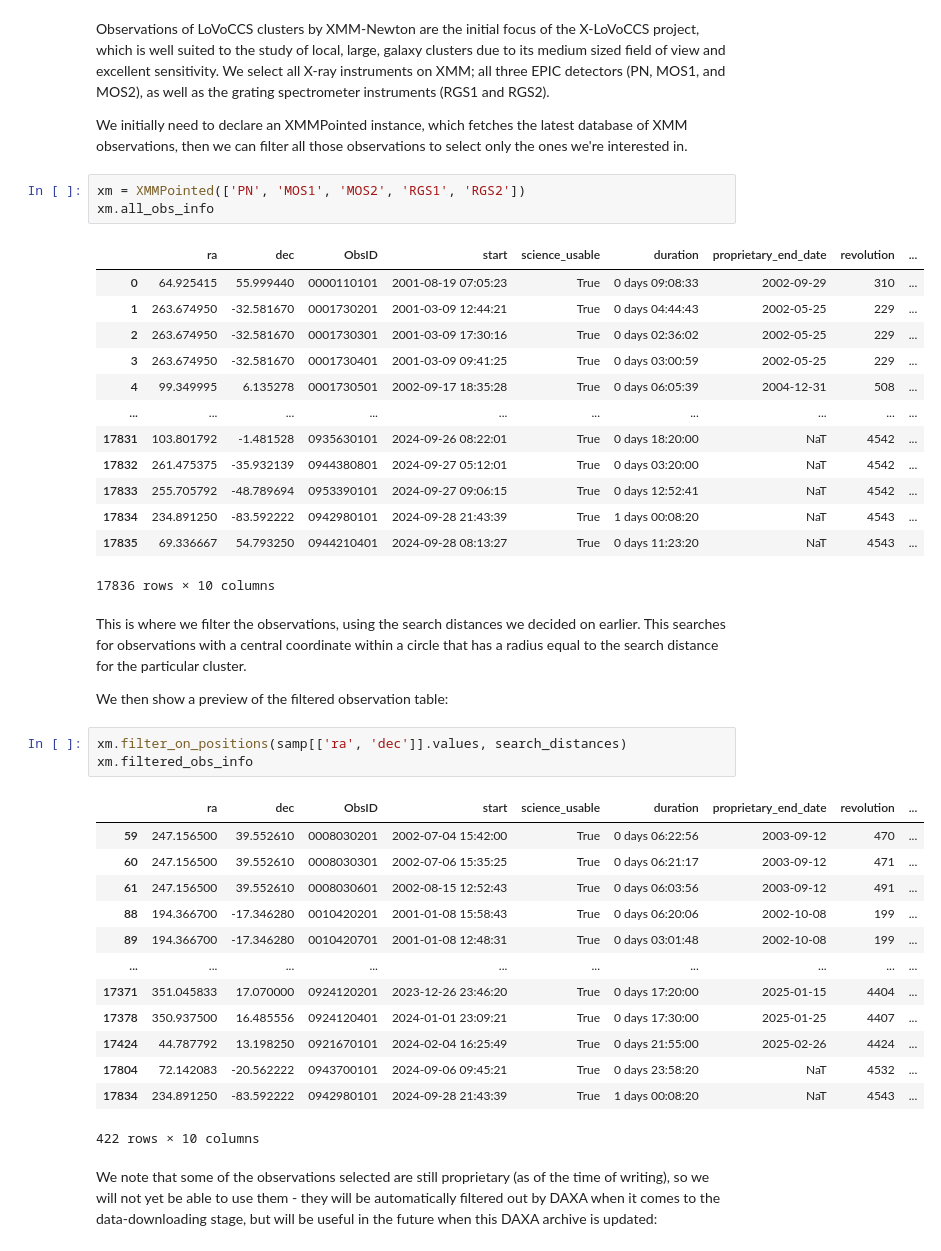
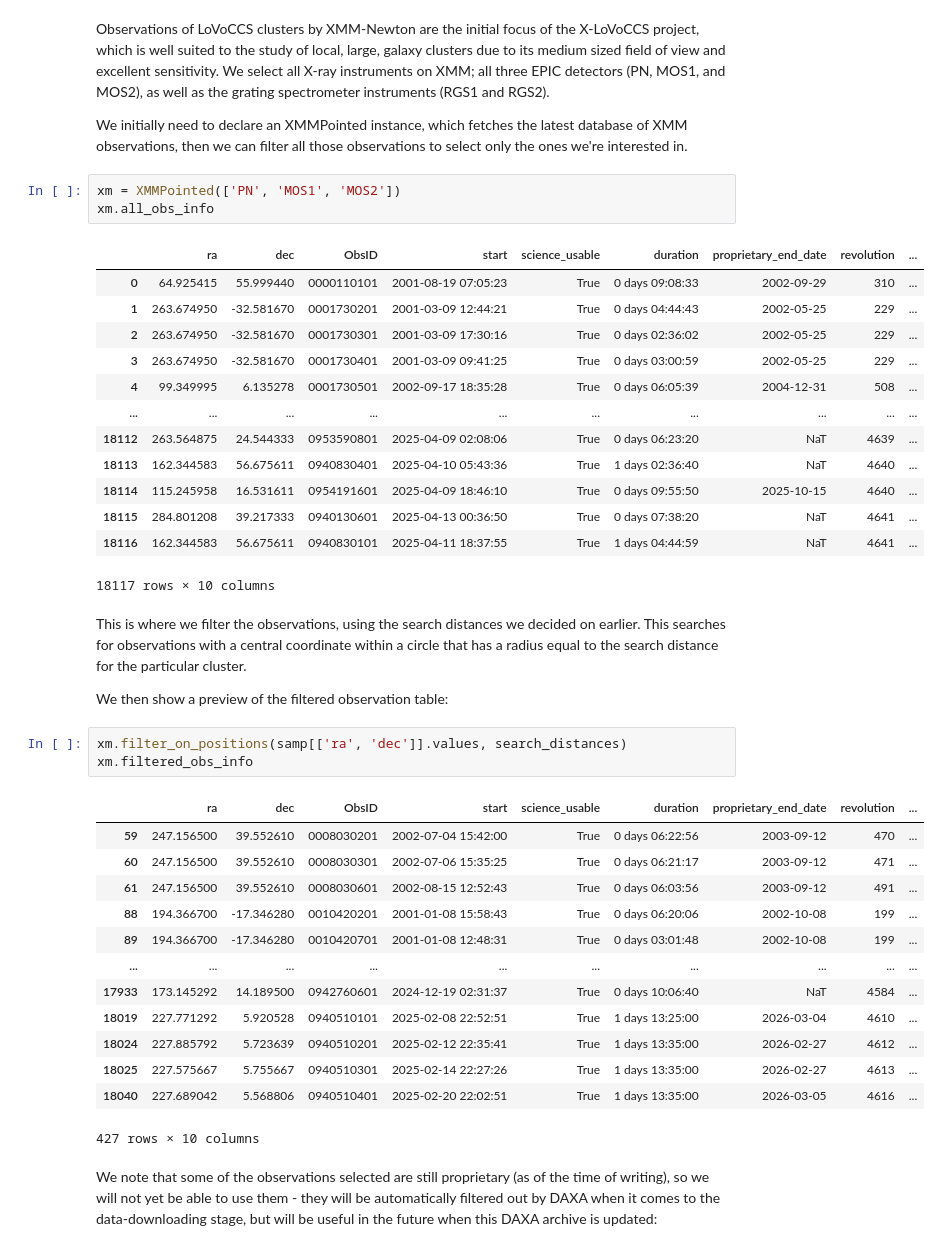
Before and after one commit to LoVoCCS/X-LoVoCCS-Data, a Jupyter notebook: notebooks/download_process_xray_data.ipynb, the cells around one changed output. Saved outputs shown, nothing was run; the diff lists cells and outputs as text.

```diff
--- a/notebooks/download_process_xray_data.ipynb
+++ b/notebooks/download_process_xray_data.ipynb
@@ -122,22 +122,22 @@ Observations of LoVoCCS clusters by XMM-Newton are the initial focus of the X-Lo
 
 We initially need to declare an XMMPointed instance, which fetches the latest database of XMM observations, then we can filter all those observations to select only the ones we're interested in.
 # %%
-xm = XMMPointed(['PN', 'MOS1', 'MOS2', 'RGS1', 'RGS2'])
+xm = XMMPointed(['PN', 'MOS1', 'MOS2'])
 xm.all_obs_info
 # %% [output]
 |  | ra | dec | ObsID | start | science_usable | duration | proprietary_end_date | revolution | ... |
 | 0 | 64.925415 | 55.999440 | 0000110101 | 2001-08-19 07:05:23 | True | 0 days 09:08:33 | 2002-09-29 | 310 | ... |
 | 1 | 263.674950 | -32.581670 | 0001730201 | 2001-03-09 12:44:21 | True | 0 days 04:44:43 | 2002-05-25 | 229 | ... |
 | 2 | 263.674950 | -32.581670 | 0001730301 | 2001-03-09 17:30:16 | True | 0 days 02:36:02 | 2002-05-25 | 229 | ... |
 | 3 | 263.674950 | -32.581670 | 0001730401 | 2001-03-09 09:41:25 | True | 0 days 03:00:59 | 2002-05-25 | 229 | ... |
 | 4 | 99.349995 | 6.135278 | 0001730501 | 2002-09-17 18:35:28 | True | 0 days 06:05:39 | 2004-12-31 | 508 | ... |
 | ... | ... | ... | ... | ... | ... | ... | ... | ... | ... |
-| 17831 | 103.801792 | -1.481528 | 0935630101 | 2024-09-26 08:22:01 | True | 0 days 18:20:00 | NaT | 4542 | ... |
-| 17832 | 261.475375 | -35.932139 | 0944380801 | 2024-09-27 05:12:01 | True | 0 days 03:20:00 | NaT | 4542 | ... |
-| 17833 | 255.705792 | -48.789694 | 0953390101 | 2024-09-27 09:06:15 | True | 0 days 12:52:41 | NaT | 4542 | ... |
-| 17834 | 234.891250 | -83.592222 | 0942980101 | 2024-09-28 21:43:39 | True | 1 days 00:08:20 | NaT | 4543 | ... |
-| 17835 | 69.336667 | 54.793250 | 0944210401 | 2024-09-28 08:13:27 | True | 0 days 11:23:20 | NaT | 4543 | ... |
+| 18112 | 263.564875 | 24.544333 | 0953590801 | 2025-04-09 02:08:06 | True | 0 days 06:23:20 | NaT | 4639 | ... |
+| 18113 | 162.344583 | 56.675611 | 0940830401 | 2025-04-10 05:43:36 | True | 1 days 02:36:40 | NaT | 4640 | ... |
+| 18114 | 115.245958 | 16.531611 | 0954191601 | 2025-04-09 18:46:10 | True | 0 days 09:55:50 | 2025-10-15 | 4640 | ... |
+| 18115 | 284.801208 | 39.217333 | 0940130601 | 2025-04-13 00:36:50 | True | 0 days 07:38:20 | NaT | 4641 | ... |
+| 18116 | 162.344583 | 56.675611 | 0940830101 | 2025-04-11 18:37:55 | True | 1 days 04:44:59 | NaT | 4641 | ... |
-17836 rows × 10 columns
+18117 rows × 10 columns
 # %% [markdown]
 This is where we filter the observations, using the search distances we decided on earlier. This searches for observations with a central coordinate within a circle that has a radius equal to the search distance for the particular cluster.
 
@@ -153,12 +153,12 @@ xm.filtered_obs_info
 | 88 | 194.366700 | -17.346280 | 0010420201 | 2001-01-08 15:58:43 | True | 0 days 06:20:06 | 2002-10-08 | 199 | ... |
 | 89 | 194.366700 | -17.346280 | 0010420701 | 2001-01-08 12:48:31 | True | 0 days 03:01:48 | 2002-10-08 | 199 | ... |
 | ... | ... | ... | ... | ... | ... | ... | ... | ... | ... |
-| 17371 | 351.045833 | 17.070000 | 0924120201 | 2023-12-26 23:46:20 | True | 0 days 17:20:00 | 2025-01-15 | 4404 | ... |
-| 17378 | 350.937500 | 16.485556 | 0924120401 | 2024-01-01 23:09:21 | True | 0 days 17:30:00 | 2025-01-25 | 4407 | ... |
-| 17424 | 44.787792 | 13.198250 | 0921670101 | 2024-02-04 16:25:49 | True | 0 days 21:55:00 | 2025-02-26 | 4424 | ... |
-| 17804 | 72.142083 | -20.562222 | 0943700101 | 2024-09-06 09:45:21 | True | 0 days 23:58:20 | NaT | 4532 | ... |
-| 17834 | 234.891250 | -83.592222 | 0942980101 | 2024-09-28 21:43:39 | True | 1 days 00:08:20 | NaT | 4543 | ... |
+| 17933 | 173.145292 | 14.189500 | 0942760601 | 2024-12-19 02:31:37 | True | 0 days 10:06:40 | NaT | 4584 | ... |
+| 18019 | 227.771292 | 5.920528 | 0940510101 | 2025-02-08 22:52:51 | True | 1 days 13:25:00 | 2026-03-04 | 4610 | ... |
+| 18024 | 227.885792 | 5.723639 | 0940510201 | 2025-02-12 22:35:41 | True | 1 days 13:35:00 | 2026-02-27 | 4612 | ... |
+| 18025 | 227.575667 | 5.755667 | 0940510301 | 2025-02-14 22:27:26 | True | 1 days 13:35:00 | 2026-02-27 | 4613 | ... |
+| 18040 | 227.689042 | 5.568806 | 0940510401 | 2025-02-20 22:02:51 | True | 1 days 13:35:00 | 2026-03-05 | 4616 | ... |
-422 rows × 10 columns
+427 rows × 10 columns
 # %% [markdown]
 We note that some of the observations selected are still proprietary (as of the time of writing), so we will not yet be able to use them - they will be automatically filtered out by DAXA when it comes to the data-downloading stage, but will be useful in the future when this DAXA archive is updated:
 # %%
```
Also changed, not shown: parts of 17 cells of this notebook.
